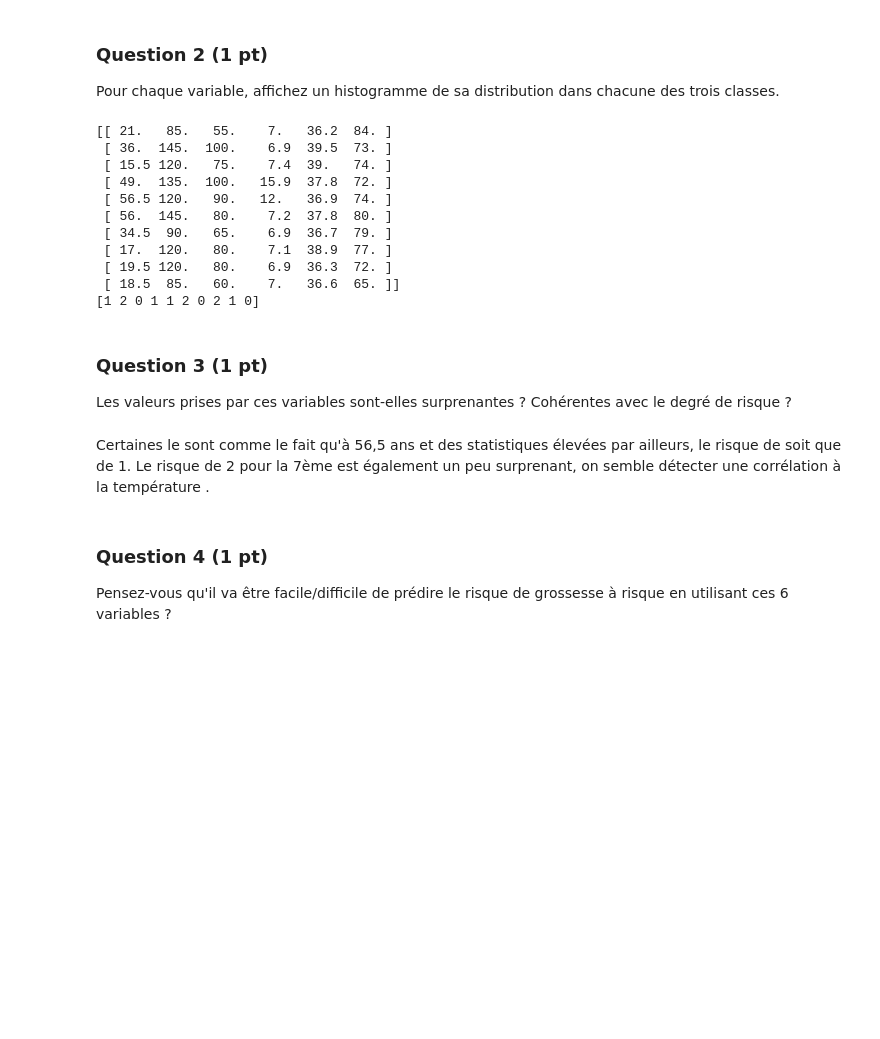
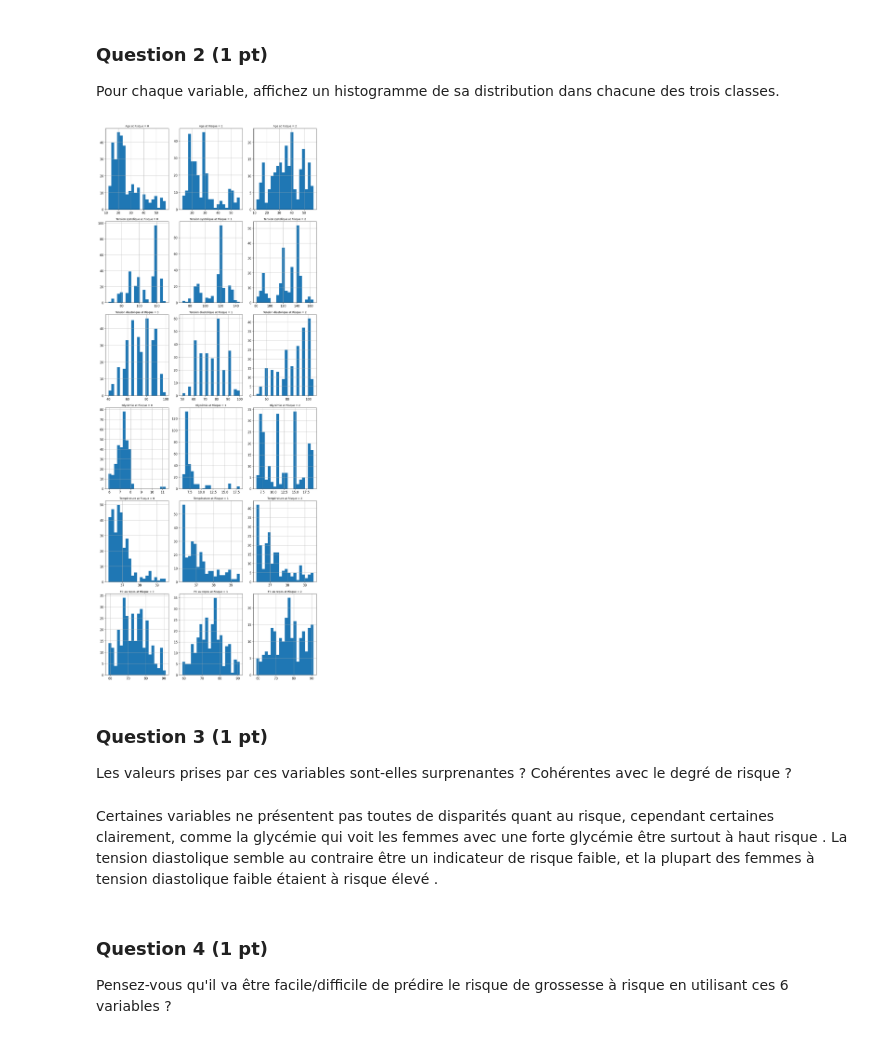
Before and after one commit to simonlamaze/ProjetSDD, a Jupyter notebook: Projet.ipynb, the cells around one changed output. Drawn from its saved outputs; the diff is of its cells as text; code cells hidden in the pictures; blank space fills up the shorter version.

Commit message:
avec la Q3 faite

```diff
--- a/Projet.ipynb
+++ b/Projet.ipynb
@@ -61,6 +61,7 @@ Commençons par en extraire deux arrays, `X_train` et `y_train`, contenant d'une
 # %%
 X_train = np.array(df_train.drop('Risque', axis=1))
 y_train = np.array(df_train['Risque'], dtype='int')
+columns = df_train.columns[:-1] #liste des colonnes sans la dernière
 # %% [markdown]
 # 1. Exploration de données
 # %% [markdown]
@@ -69,23 +70,25 @@ y_train = np.array(df_train['Risque'], dtype='int')
 ### Question 2 (1 pt)
 Pour chaque variable, affichez un histogramme de sa distribution dans chacune des trois classes.
 # %%
+fig = plt.figure(figsize=(12, 30))
+for i in range(3):
+    masque = df_train['Risque'] == i
+    df_f = df_train[masque]
+    r=0
+    for name in columns:
+        ax = fig.add_subplot(6, 3, (3*r +i+1))
+        h= ax.hist(df_f[name], bins = 20 , label=name + 'Risque = ' + str(i))
+        ax.grid()
+        ax.set_title(name +' at Risque = ' + str(i), fontsize=10)
+        r+=1
+fig.tight_layout(pad=1.0)
 # %% [output]
-[[ 21.   85.   55.    7.   36.2  84. ]
- [ 36.  145.  100.    6.9  39.5  73. ]
- [ 15.5 120.   75.    7.4  39.   74. ]
- [ 49.  135.  100.   15.9  37.8  72. ]
- [ 56.5 120.   90.   12.   36.9  74. ]
- [ 56.  145.   80.    7.2  37.8  80. ]
- [ 34.5  90.   65.    6.9  36.7  79. ]
- [ 17.  120.   80.    7.1  38.9  77. ]
- [ 19.5 120.   80.    6.9  36.3  72. ]
- [ 18.5  85.   60.    7.   36.6  65. ]]
-[1 2 0 1 1 2 0 2 1 0]
+[figure, added]
 # %% [markdown]
 ### Question 3 (1 pt)
 Les valeurs prises par ces variables sont-elles surprenantes ? Cohérentes avec le degré de risque ?
 # %% [markdown]
-Certaines le sont comme le fait qu'à 56,5 ans et des statistiques élevées par ailleurs, le risque de soit que de 1. Le risque de 2 pour la 7ème est également un peu surprenant, on semble détecter une corrélation à la température .
+Certaines variables ne présentent pas toutes de disparités quant au risque, cependant certaines clairement, comme la glycémie qui voit les femmes avec une forte glycémie être surtout à haut risque . La tension diastolique semble au contraire être un indicateur de risque faible, et la plupart des femmes à tension diastolique faible étaient à risque élevé .
 # %% [markdown]
 ### Question 4 (1 pt)
 Pensez-vous qu'il va être facile/difficile de prédire le risque de grossesse à risque en utilisant ces 6 variables ?
```
Also changed, not shown: parts of 1 cell of this notebook.
